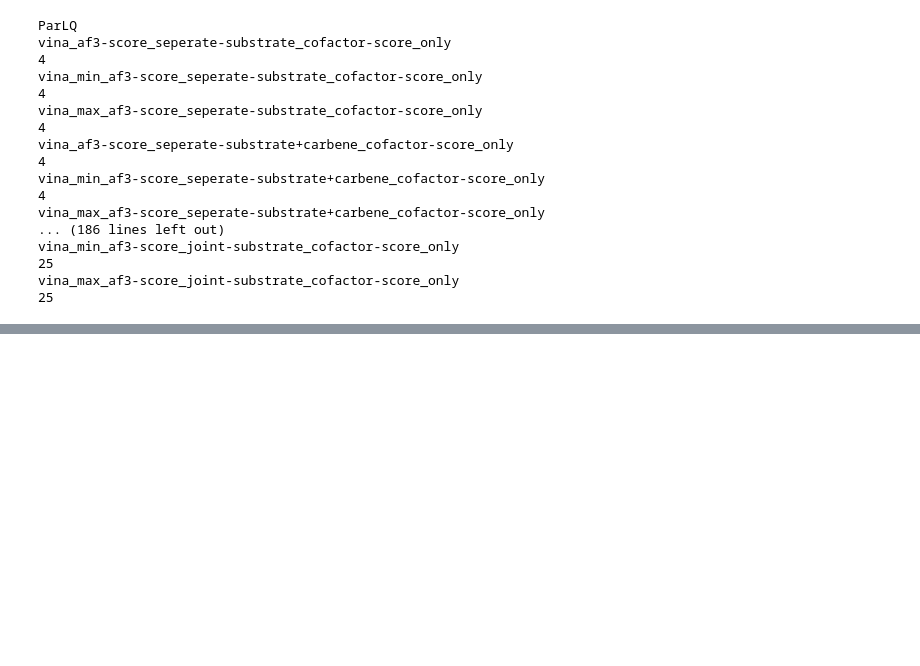
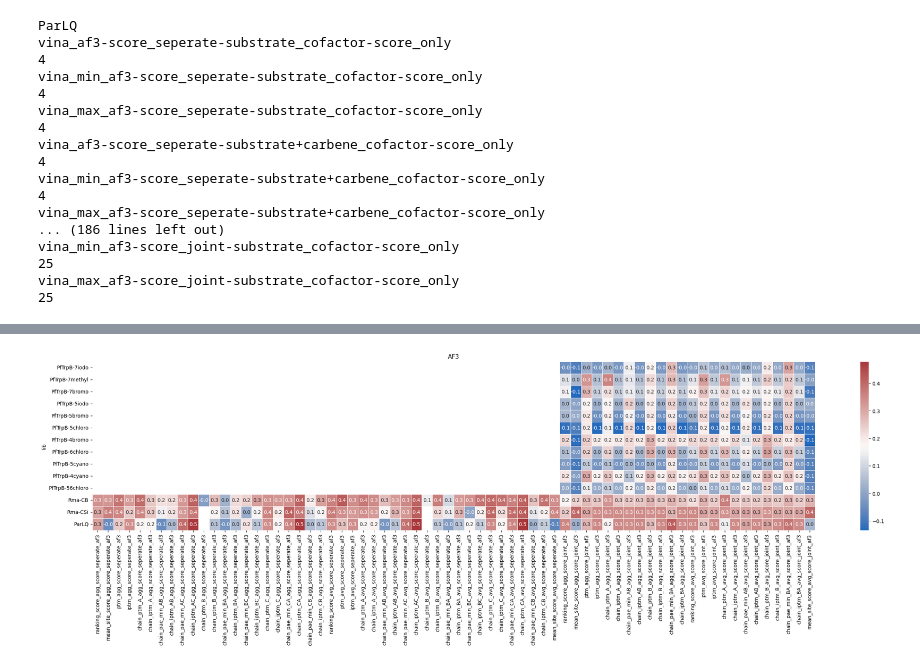
Before and after one commit to fhalab/substrate_aware_zs, a Jupyter notebook: sandbox/test_metric.ipynb, the cells around one changed output, grey strips where cells are left out. Cells and saved outputs as stored; diff of their text form; code cells hidden in the pictures; blank space fills up the shorter version.

```diff
--- a/sandbox/test_metric.ipynb
+++ b/sandbox/test_metric.ipynb
@@ -172,0 +315,94 @@ plt.show()
+# %%
+af3_df = (
+    df_rho[
+        [
+            "lib",
+            "ranking_score_agg_score_seperate_af3",
+            "mean_site_score_agg_score_seperate_af3",
+            "ptm_agg_score_seperate_af3",
+            "iptm_agg_score_seperate_af3",
+            # "fraction_disordered_agg_score_seperate_af3",
+            "chain_ptm_A_agg_score_seperate_af3",
+            "chain_iptm_A_agg_score_seperate_af3",
+            "chain_pae_min_AB_agg_score_seperate_af3",
+            "chain_iptm_AB_agg_score_seperate_af3",
+            "chain_pae_min_AC_agg_score_seperate_af3",
+            "chain_iptm_AC_agg_score_seperate_af3",
+            "chain_ptm_B_agg_score_seperate_af3",
+            "chain_iptm_B_agg_score_seperate_af3",
+            "chain_pae_min_BA_agg_score_seperate_af3",
+            "chain_iptm_BA_agg_score_seperate_af3",
+            "chain_pae_min_BC_agg_score_seperate_af3",
+            "chain_iptm_BC_agg_score_seperate_af3",
+            "chain_ptm_C_agg_score_seperate_af3",
+            "chain_iptm_C_agg_score_seperate_af3",
+            "chain_pae_min_CA_agg_score_seperate_af3",
+            "chain_iptm_CA_agg_score_seperate_af3",
+            "chain_pae_min_CB_agg_score_seperate_af3",
+            "chain_iptm_CB_agg_score_seperate_af3",
+            "ranking_score_avg_score_seperate_af3",
+            "ptm_avg_score_seperate_af3",
+            "iptm_avg_score_seperate_af3",
+            # "fraction_disordered_avg_score_seperate_af3",
+            "chain_ptm_A_avg_score_seperate_af3",
+            "chain_iptm_A_avg_score_seperate_af3",
+            "chain_pae_min_AB_avg_score_seperate_af3",
+            "chain_iptm_AB_avg_score_seperate_af3",
+            "chain_pae_min_AC_avg_score_seperate_af3",
+            "chain_iptm_AC_avg_score_seperate_af3",
+            "chain_ptm_B_avg_score_seperate_af3",
+            "chain_iptm_B_avg_score_seperate_af3",
+            "chain_pae_min_BA_avg_score_seperate_af3",
+            "chain_iptm_BA_avg_score_seperate_af3",
+            "chain_pae_min_BC_avg_score_seperate_af3",
+            "chain_iptm_BC_avg_score_seperate_af3",
+            "chain_ptm_C_avg_score_seperate_af3",
+            "chain_iptm_C_avg_score_seperate_af3",
+            "chain_pae_min_CA_avg_score_seperate_af3",
+            "chain_iptm_CA_avg_score_seperate_af3",
+            "chain_pae_min_CB_avg_score_seperate_af3",
+            "chain_iptm_CB_avg_score_seperate_af3",
+            "mean_site_score_avg_score_seperate_af3",
+            "ranking_score_agg_score_joint_af3",
+            "mean_site_score_agg_score_joint_af3",
+            "ptm_agg_score_joint_af3",
+            "iptm_agg_score_joint_af3",
+            # "fraction_disordered_agg_score_joint_af3",
+            "chain_ptm_A_agg_score_joint_af3",
+            "chain_iptm_A_agg_score_joint_af3",
+            "chain_pae_min_AB_agg_score_joint_af3",
+            "chain_iptm_AB_agg_score_joint_af3",
+            "chain_ptm_B_agg_score_joint_af3",
+            "chain_iptm_B_agg_score_joint_af3",
+            "chain_pae_min_BA_agg_score_joint_af3",
+            "chain_iptm_BA_agg_score_joint_af3",
+            "ranking_score_avg_score_joint_af3",
+            "ptm_avg_score_joint_af3",
+            "iptm_avg_score_joint_af3",
+            # "fraction_disordered_avg_score_joint_af3",
+            "chain_ptm_A_avg_score_joint_af3",
+            "chain_iptm_A_avg_score_joint_af3",
+            "chain_pae_min_AB_avg_score_joint_af3",
+            "chain_iptm_AB_avg_score_joint_af3",
+            "chain_ptm_B_avg_score_joint_af3",
+            "chain_iptm_B_avg_score_joint_af3",
+            "chain_pae_min_BA_avg_score_joint_af3",
+            "chain_iptm_BA_avg_score_joint_af3",
+            "mean_site_score_avg_score_joint_af3",
+        ]
+    ]
+    .set_index("lib")
+    .reindex(custom_order)
+)
+
+# Set the figure size
+plt.figure(figsize=(32, 6))
+
+# Create a heatmap
+sns.heatmap(af3_df, cmap="vlag", annot=True, fmt=".1f", linewidths=0.5)
+
+# Show the plot
+plt.title("AF3")
+plt.show()
+# %% [output]
+[figure, added]
```
Also changed, not shown: parts of 26 cells of this notebook, 11 other files.
